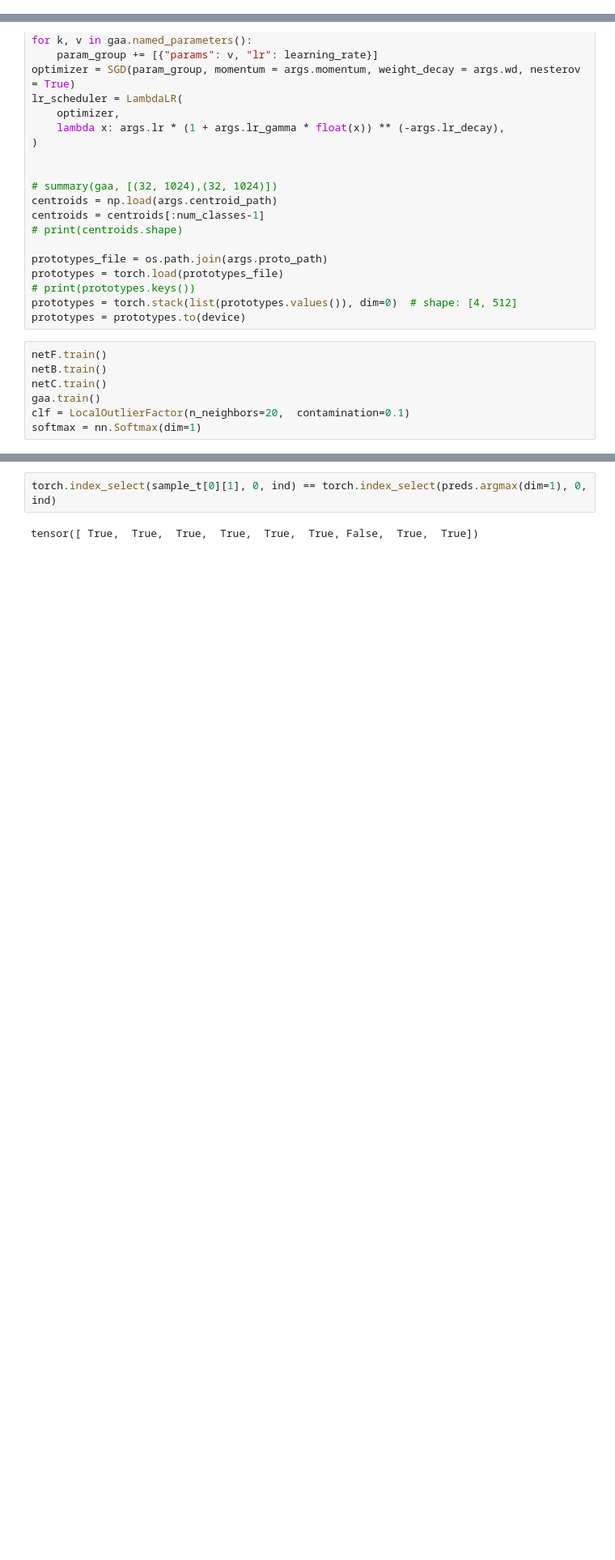
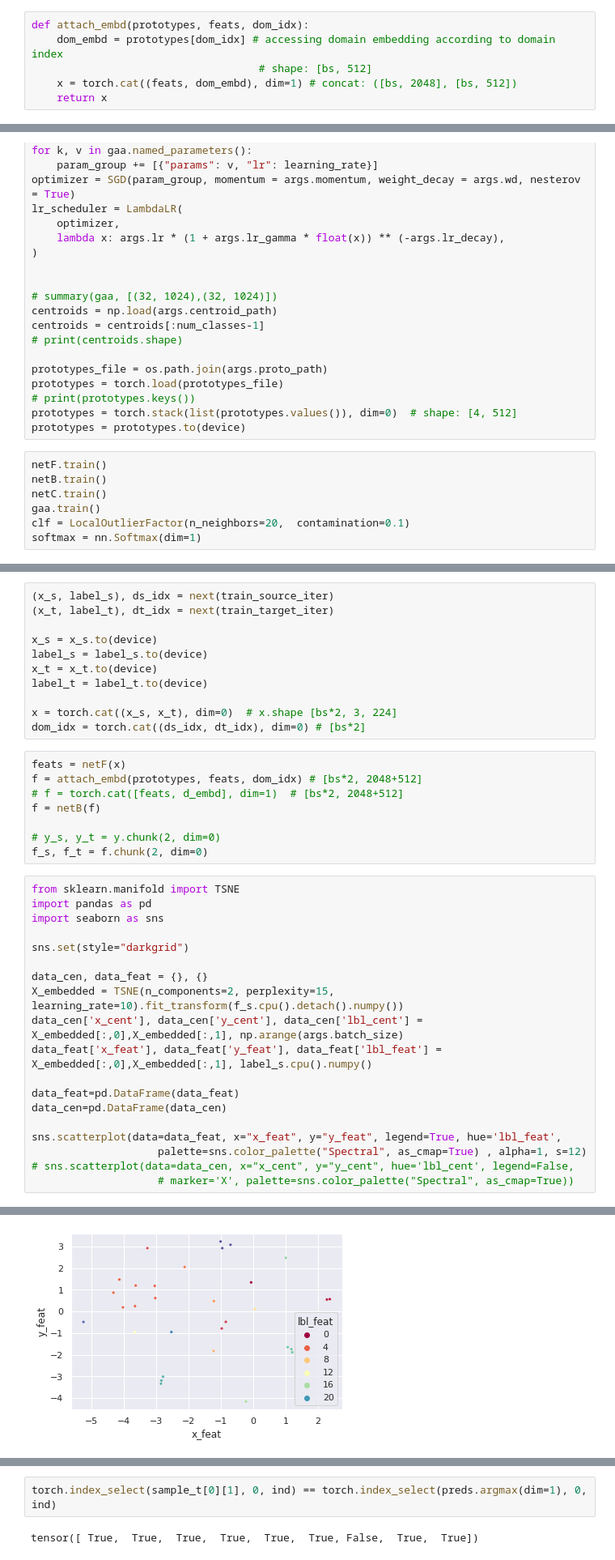
Before and after one commit to IvLabs/os-nsmt, a Jupyter notebook: src/Untitled.ipynb, the cells around one changed output, grey strips where cells are left out. Shown at 81% size. Saved outputs shown, nothing was run; the diff lists cells and outputs as text; blank space fills up the shorter version.

```diff
--- a/src/Untitled.ipynb
+++ b/src/Untitled.ipynb
@@ -266,6 +266,12 @@ plt.imshow(grid.permute(1,2,0))
 print([CLASSES[c] for c in sample_t[0][1]])
 # %% [output]
 ['unknown', 'unknown', 'ToothBrush', 'Mug', 'unknown', 'unknown', 'Keyboard', 'Glasses', 'unknown', 'unknown', 'ToothBrush', 'Postit_Notes', 'unknown', 'unknown', 'Telephone', 'Pencil', 'Keyboard', 'B ...
+# %%
+def attach_embd(prototypes, feats, dom_idx):
+    dom_embd = prototypes[dom_idx] # accessing domain embedding according to domain index
+                                    # shape: [bs, 512]
+    x = torch.cat((feats, dom_embd), dim=1) # concat: ([bs, 2048], [bs, 512])
+    return x
 # %%
 # num_classes = num_classes - 1
 print(f"Num Classes: {num_classes}")
@@ -352,0 +356,39 @@ f_t = netB(netF(sample_t[0][0].to(device)))
+# %%
+(x_s, label_s), ds_idx = next(train_source_iter)
+(x_t, label_t), dt_idx = next(train_target_iter)
+
+x_s = x_s.to(device)
+label_s = label_s.to(device)
+x_t = x_t.to(device)
+label_t = label_t.to(device)
+
+x = torch.cat((x_s, x_t), dim=0)  # x.shape [bs*2, 3, 224]
+dom_idx = torch.cat((ds_idx, dt_idx), dim=0) # [bs*2]
+# %%
+feats = netF(x)
+f = attach_embd(prototypes, feats, dom_idx) # [bs*2, 2048+512]
+# f = torch.cat([feats, d_embd], dim=1)  # [bs*2, 2048+512]
+f = netB(f)
+
+# y_s, y_t = y.chunk(2, dim=0)
+f_s, f_t = f.chunk(2, dim=0)
+# %%
+from sklearn.manifold import TSNE
+import pandas as pd
+import seaborn as sns
+
+sns.set(style="darkgrid")
+
+data_cen, data_feat = {}, {}
+X_embedded = TSNE(n_components=2, perplexity=15, learning_rate=10).fit_transform(f_s.cpu().detach().numpy())
+data_cen['x_cent'], data_cen['y_cent'], data_cen['lbl_cent'] = X_embedded[:,0],X_embedded[:,1], np.arange(args.batch_size)
+data_feat['x_feat'], data_feat['y_feat'], data_feat['lbl_feat'] = X_embedded[:,0],X_embedded[:,1], label_s.cpu().numpy()
+
+data_feat=pd.DataFrame(data_feat)
+data_cen=pd.DataFrame(data_cen)
+
+sns.scatterplot(data=data_feat, x="x_feat", y="y_feat", legend=True, hue='lbl_feat',
+                    palette=sns.color_palette("Spectral", as_cmap=True) , alpha=1, s=12)
+# sns.scatterplot(data=data_cen, x="x_cent", y="y_cent", hue='lbl_cent', legend=False,
+                    # marker='X', palette=sns.color_palette("Spectral", as_cmap=True))
+# %% [output]
@@ -352,0 +396 @@ f_t = netB(netF(sample_t[0][0].to(device)))
+[figure, added]
```
Also changed, not shown: parts of 16 cells of this notebook.
